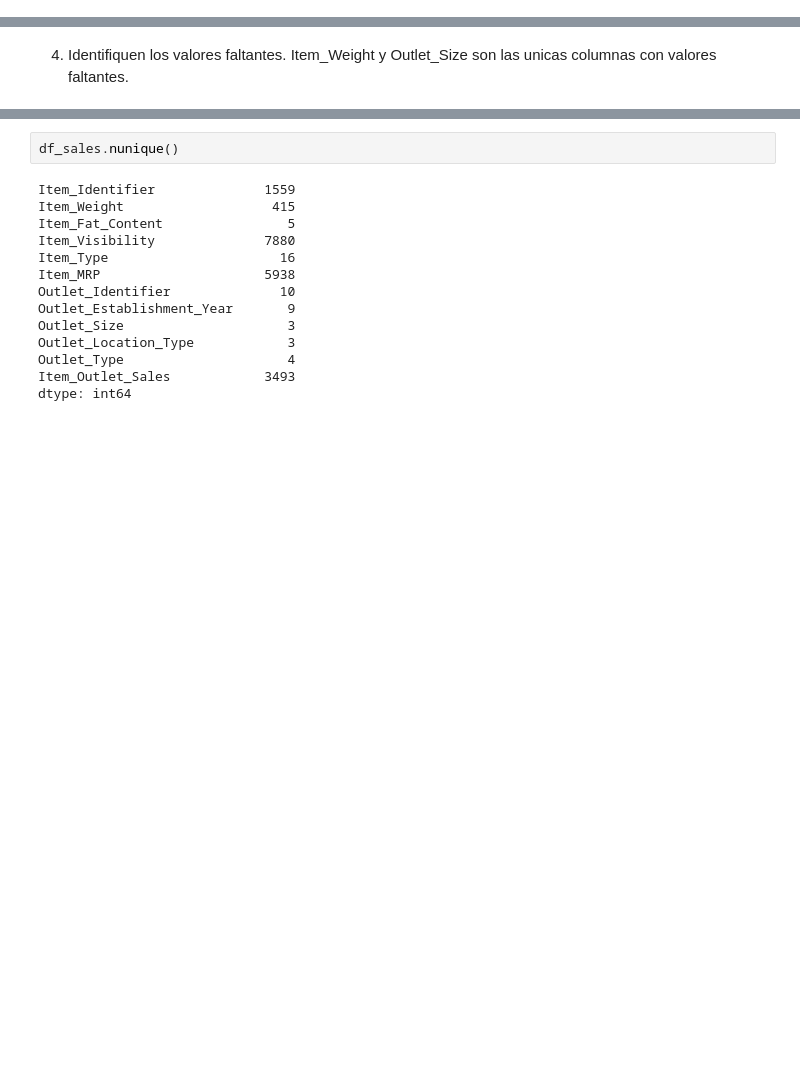
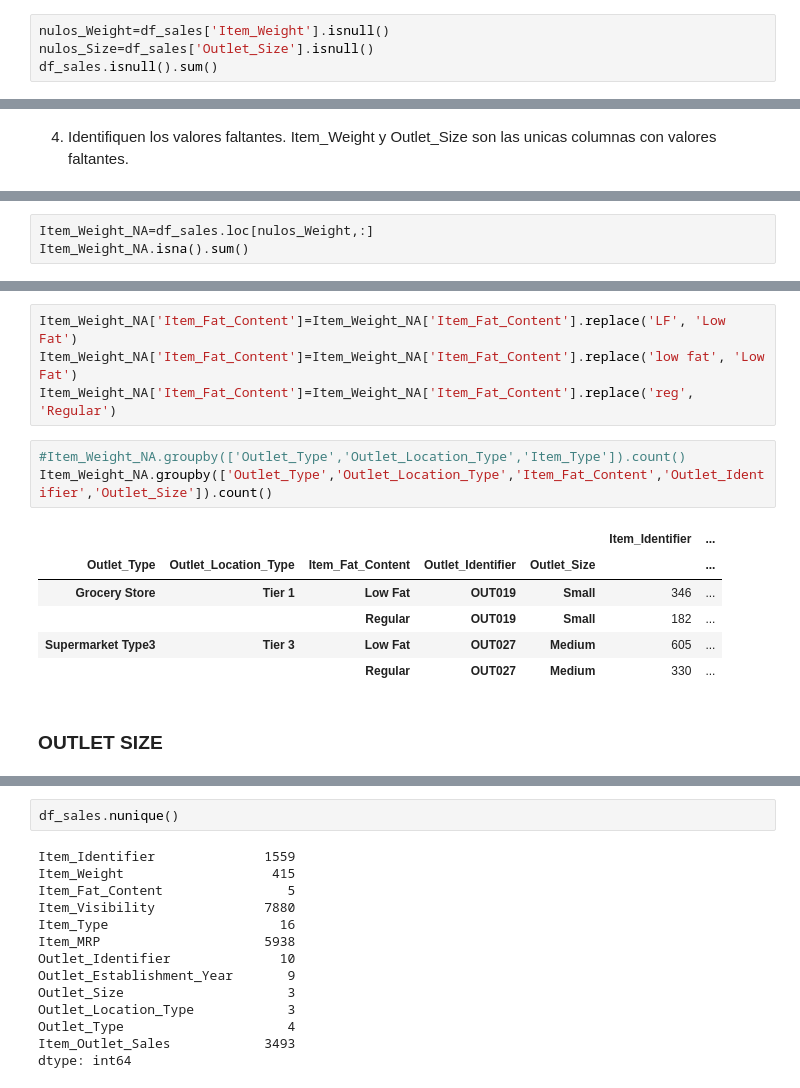
Before and after one commit to RanielSosa/predicciones-de-ventas, a Jupyter notebook: Predicciones_de_ventas.ipynb, the cells around one changed output, grey strips where cells are left out. Saved outputs shown, nothing was run; the diff lists cells and outputs as text; blank space fills up the shorter version.

```diff
--- a/Predicciones_de_ventas.ipynb
+++ b/Predicciones_de_ventas.ipynb
@@ -75,0 +62,4 @@ dtype: int64
+# %%
+nulos_Weight=df_sales['Item_Weight'].isnull()
+nulos_Size=df_sales['Outlet_Size'].isnull()
+df_sales.isnull().sum()
@@ -78,0 +113,3 @@ dtype: int64
+# %%
+Item_Weight_NA=df_sales.loc[nulos_Weight,:]
+Item_Weight_NA.isna().sum()
@@ -78,0 +166,16 @@ dtype: int64
+# %%
+Item_Weight_NA['Item_Fat_Content']=Item_Weight_NA['Item_Fat_Content'].replace('LF', 'Low Fat')
+Item_Weight_NA['Item_Fat_Content']=Item_Weight_NA['Item_Fat_Content'].replace('low fat', 'Low Fat')
+Item_Weight_NA['Item_Fat_Content']=Item_Weight_NA['Item_Fat_Content'].replace('reg', 'Regular')
+# %%
+#Item_Weight_NA.groupby(['Outlet_Type','Outlet_Location_Type','Item_Type']).count()
+Item_Weight_NA.groupby(['Outlet_Type','Outlet_Location_Type','Item_Fat_Content','Outlet_Identifier','Outlet_Size']).count()
+# %% [output]
+|  |  |  |  |  | Item_Identifier | ... |
+| Outlet_Type | Outlet_Location_Type | Item_Fat_Content | Outlet_Identifier | Outlet_Size |  | ... |
+| Grocery Store | Tier 1 | Low Fat | OUT019 | Small | 346 | ... |
+|  |  | Regular | OUT019 | Small | 182 | ... |
+| Supermarket Type3 | Tier 3 | Low Fat | OUT027 | Medium | 605 | ... |
+|  |  | Regular | OUT027 | Medium | 330 | ... |
+# %% [markdown]
+### OUTLET SIZE
```
Also changed, not shown: parts of 18 cells of this notebook.
